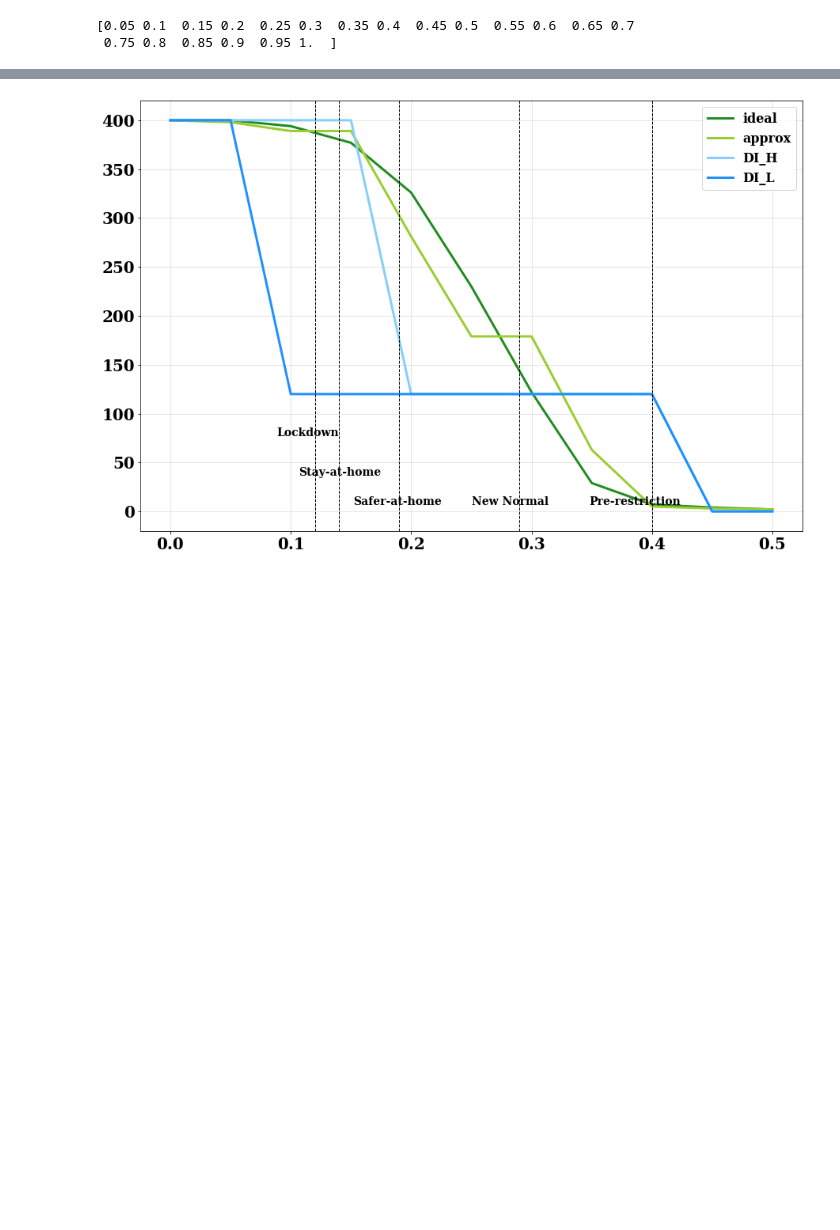
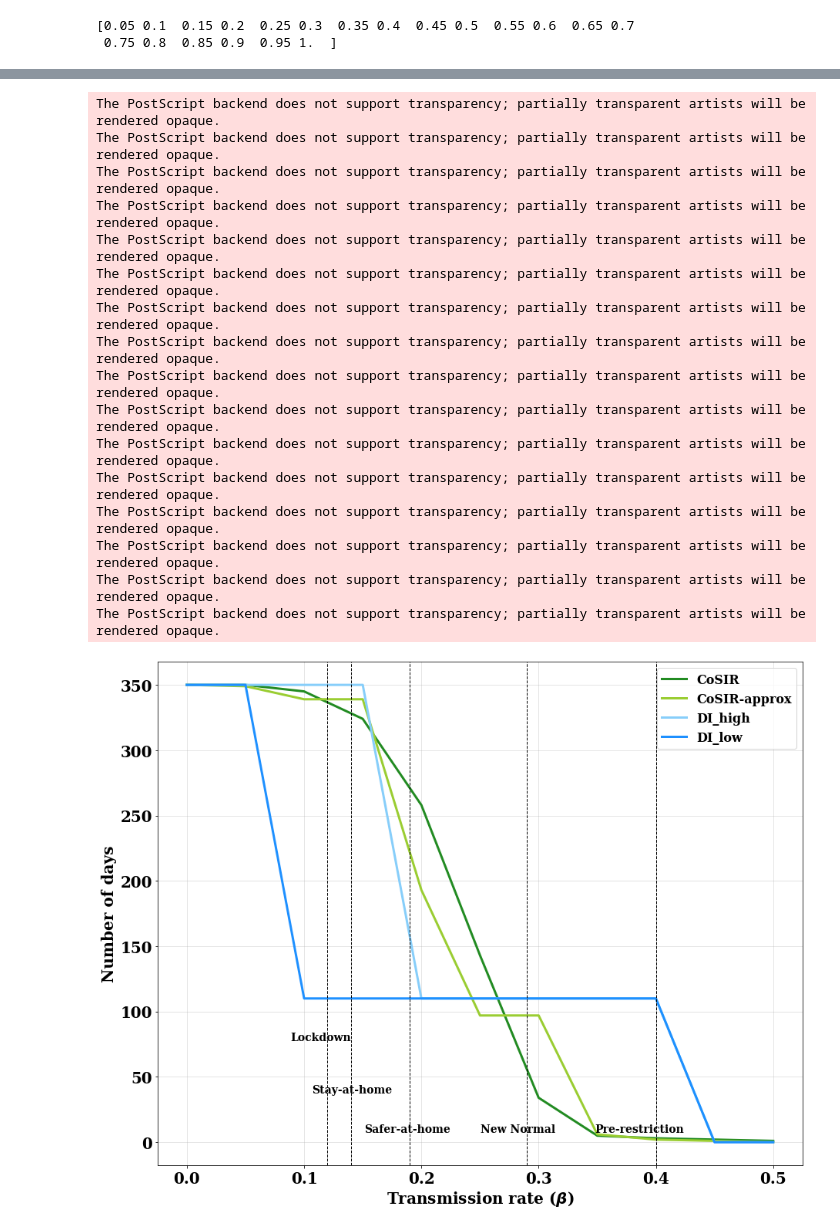
Before and after one commit to dsindiavscovid/CoSIR, a Jupyter notebook: baselines.ipynb, the cells around one changed output, grey strips where cells are left out. Saved outputs shown, nothing was run; the diff lists cells and outputs as text; code cells hidden in the pictures; blank space fills up the shorter version.

```diff
--- a/baselines.ipynb
+++ b/baselines.ipynb
@@ -17,7 +17,7 @@ def getMetaData(region = "India"):
     underreporting_factor = {"India": 25.28686435, "Netherlands": 2.8345572, "Mexico": 43.12753953, "Mumbai": 18.86570445}
     bedsPerCapita = {"India": 0.53/1000, "Netherlands": 3.32/1000, "Mexico": 1.38/1000, "Mumbai": 0.53/1000}
     hospToReported = {"India": 0.5, "Netherlands": 0.2, "Mexico": 0.9, "Mumbai": 0.5}
-    regionType = {"India": "country", "Netherlands": "country", "Mexico": "country", "Mumbai": "district"}
+    regionType = {"India": "country", "Netherlands": "country", "Mexico": "country", "Mumbai": "district", "Italy":"country"}
     return {"region": region, "population": popDict[region], "underreporting_factor": underreporting_factor[region],
            "bedsPerCapita": bedsPerCapita[region], "hospToReported": hospToReported[region], "region_type": regionType[region]}
 # %%
@@ -27,7 +27,7 @@ def moving_average(x, window):
     x1 = [np.mean(x[max(0, i-w):min(l, i+w+1)]) for i in range(l)]
     return np.array(x1)
 # %%
-meta = getMetaData("India")
+meta = getMetaData("Italy")
 
 
 if(meta['region_type'] == 'country'):
@@ -123,7 +123,7 @@ Jstar = gamma*N
 init = (S0, I0, R0)
 
 delta_t = 0.001
-tsteps = 400
+tsteps = 350
 t = np.linspace(0, tsteps-1, tsteps)
 eta = 1
 # %% [output]
@@ -164,8 +164,8 @@ while temp < tsteps:
         beta_dI_h.extend([beta_relaxation for i in range(min(T_relaxation, tsteps - temp))])
         beta_dI_l.extend([beta_relaxation for i in range(min(T_relaxation, tsteps - temp))])
         temp += T_intervention + min(T_relaxation, tsteps - temp)
-beta_dI_h = np.array(beta_dI_h)
-beta_dI_l = np.array(beta_dI_l)
+beta_dI_h = np.array(beta_dI_h)[:tsteps]
+beta_dI_l = np.array(beta_dI_l)[:tsteps]
 # %%
 plt.plot(t, beta_dI_h)
 plt.plot(t, beta_dI_l)
@@ -483,29 +525,47 @@ def betaTrend(betaList):
         above.append(tempabove)
     return below, above, x
 # %%
-fig, ax = plt.subplots(figsize=(15,10))
+fig, ax = plt.subplots(figsize=(15,12))
 b, a, x = betaTrend(beta_ideal)
-ax.plot(x, a, label='ideal', color='forestgreen')
+ax.plot(x, a, label='CoSIR', color='forestgreen')
 b, a, x = betaTrend(beta_approx)
-ax.plot(x, a, label = 'approx', color='yellowgreen')
+ax.plot(x, a, label = 'CoSIR-approx', color='yellowgreen')
 b, a, x = betaTrend(beta_dI_h)
-plt.plot(x, a, label = 'DI_H', color='lightskyblue')
+plt.plot(x, a, label = 'DI_high', color='lightskyblue')
 b, a, x = betaTrend(beta_dI_l)
-ax.plot(x, a, label = 'DI_L', color='dodgerblue')
+ax.plot(x, a, label = 'DI_low', color='dodgerblue')
 plt.legend()
 plt.axvline(x = 0.12, ls = '--', lw = 1, color = 'black')
 plt.axvline(x = 0.14, ls = '--', lw = 1, color = 'black')
 plt.axvline(x = 0.19, ls = '--', lw = 1, color = 'black')
 plt.axvline(x = 0.29, ls = '--', lw = 1, color = 'black')
 plt.axvline(x = 0.4, ls = '--', lw = 1, color = 'black')
 plt.text(x=0.4+0.024, y=10, s='Pre-restriction', color="black", ha="right", va="center", fontsize=14)
 plt.text(x=0.12+0.02, y=80, s='Lockdown', color="black", ha="right", va="center", fontsize=14)
 plt.text(x=0.14+0.035, y=40, s='Stay-at-home', color="black", ha="right", va="center", fontsize=14)
 plt.text(x=0.19+0.035, y=10, s='Safer-at-home', color="black", ha="right", va="center", fontsize=14)
 plt.text(x=0.29+0.024, y=10, s='New Normal', color="black", ha="right", va="center", fontsize=14)
 plt.grid(alpha = 0.4)
-plt.savefig('./graphs/{}_visualisestrictness.png'.format(meta['region']))
+plt.xlabel(r"Transmission rate ($\beta$)",  fontweight='bold')
+plt.ylabel(r"Number of days",  fontweight='bold')
+plt.savefig('./graphs/{}_visualisestrictness.eps'.format(meta['region']), format = 'eps')
 # %% [output]
+The PostScript backend does not support transparency; partially transparent artists will be rendered opaque.
+The PostScript backend does not support transparency; partially transparent artists will be rendered opaque.
+The PostScript backend does not support transparency; partially transparent artists will be rendered opaque.
+The PostScript backend does not support transparency; partially transparent artists will be rendered opaque.
+The PostScript backend does not support transparency; partially transparent artists will be rendered opaque.
+The PostScript backend does not support transparency; partially transparent artists will be rendered opaque.
+The PostScript backend does not support transparency; partially transparent artists will be rendered opaque.
+The PostScript backend does not support transparency; partially transparent artists will be rendered opaque.
+The PostScript backend does not support transparency; partially transparent artists will be rendered opaque.
+The PostScript backend does not support transparency; partially transparent artists will be rendered opaque.
+The PostScript backend does not support transparency; partially transparent artists will be rendered opaque.
+The PostScript backend does not support transparency; partially transparent artists will be rendered opaque.
+The PostScript backend does not support transparency; partially transparent artists will be rendered opaque.
+The PostScript backend does not support transparency; partially transparent artists will be rendered opaque.
+The PostScript backend does not support transparency; partially transparent artists will be rendered opaque.
+The PostScript backend does not support transparency; partially transparent artists will be rendered opaque.
-[figure, old version]
+[figure, new version]
 # %%
 plt.clf()
```
Also changed, not shown: parts of 12 cells of this notebook, 37 other files.
